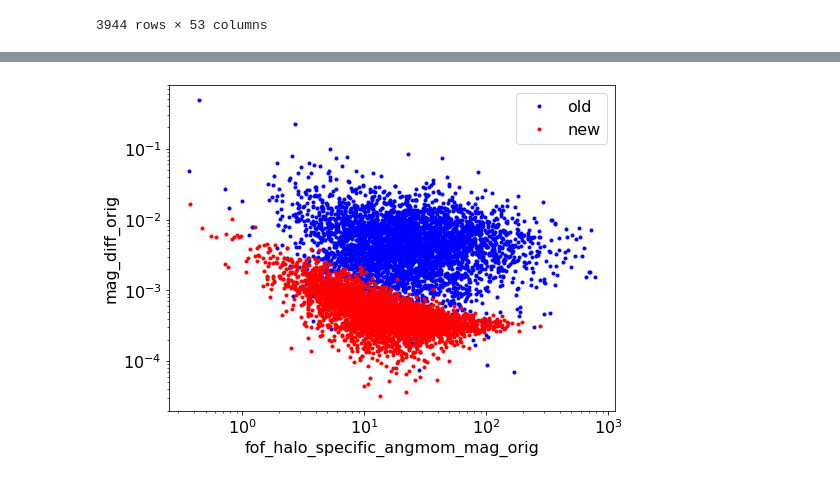
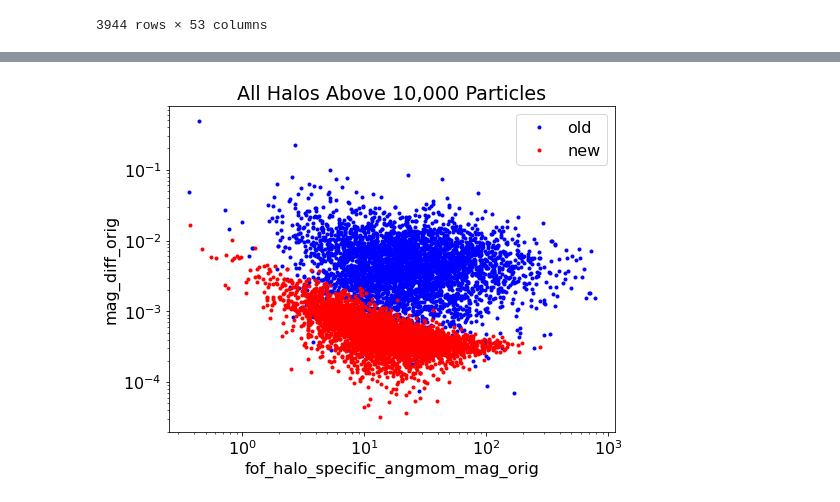
Before and after one commit to adrianpope/VelocityCompression, a Jupyter notebook: Halos_2.ipynb, the cells around one changed output, grey strips where cells are left out. Drawn from its saved outputs; the diff is of its cells as text; code cells hidden in the pictures.

```diff
--- a/Halos_2.ipynb
+++ b/Halos_2.ipynb
@@ -145,13 +166,14 @@ plt.show()
 # %%
 kx = 'fof_halo_specific_angmom_mag_orig'
 ky = 'mag_diff_orig'
 plt.plot(above_10000_old[kx],above_10000_old[ky],'.b',label='old')
 plt.plot(above_10000[kx],above_10000[ky],'.r',label='new')
 plt.yscale('log')
 plt.xscale('log')
 plt.xlabel(kx)
 plt.ylabel(ky)
 plt.legend()
+plt.title('All Halos Above 10,000 Particles')
 plt.show()
 # %% [output]
-[figure, old version]
+[figure, new version]
```
Also changed, not shown: parts of 5 cells of this notebook, 1 other file.
